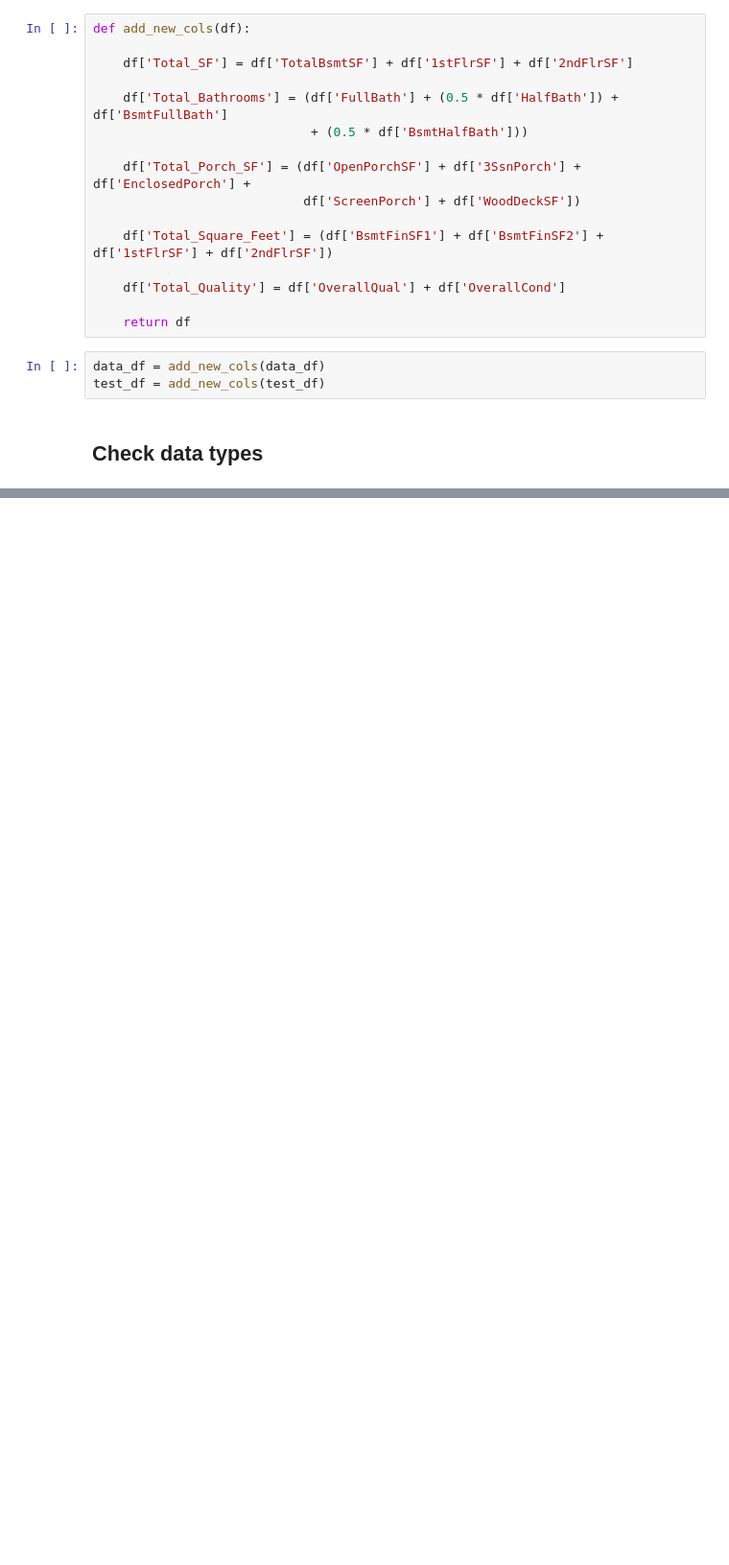
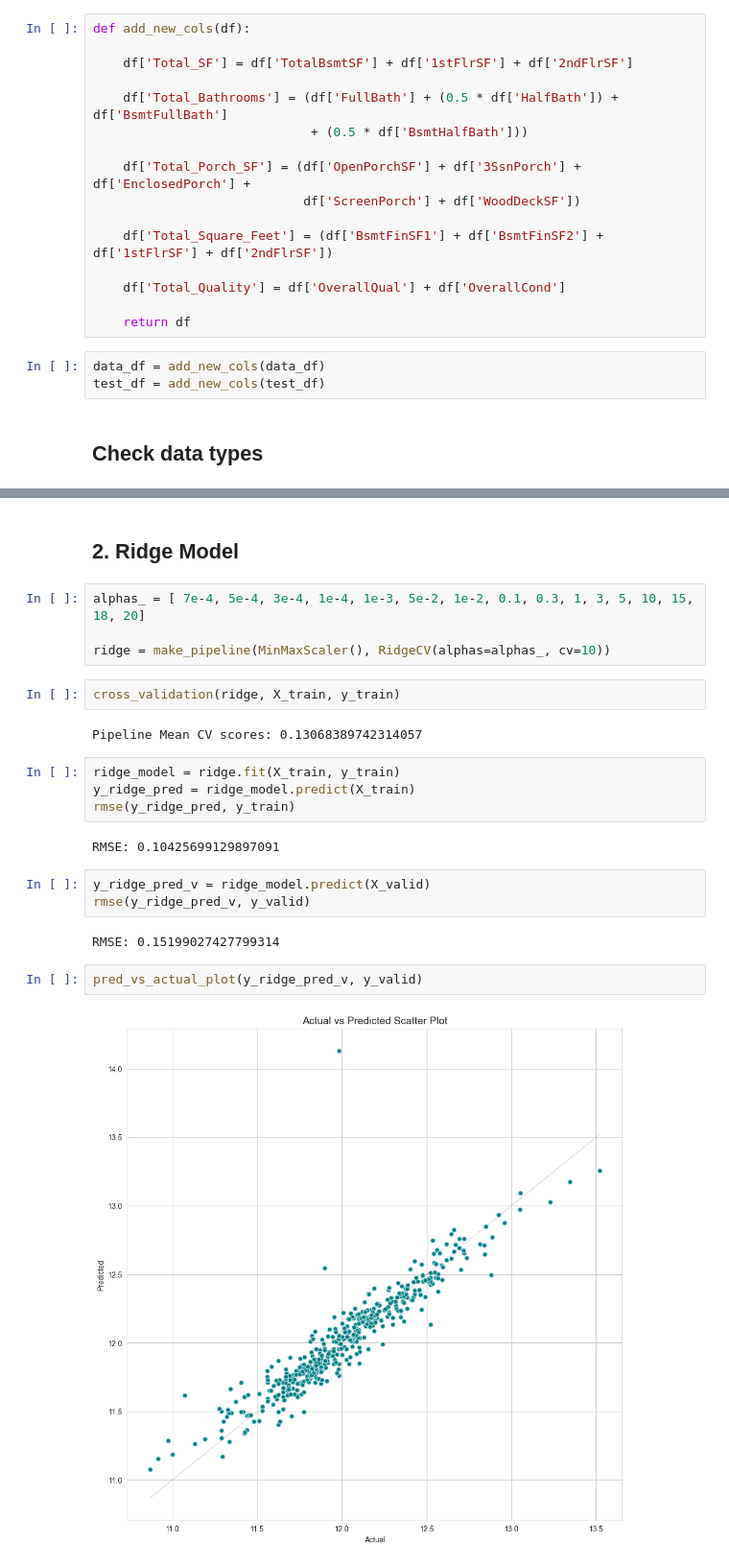
Before and after one commit to hoaghiepp/ml_learning, a Jupyter notebook: house_prices_prediction_kaggle/house_price_predicition.ipynb, the cells around one changed output, grey strips where cells are left out. Shown at 96% size. Saved outputs shown, nothing was run; the diff lists cells and outputs as text; blank space fills up the shorter version.

```diff
--- a/house_prices_prediction_kaggle/house_price_predicition.ipynb
+++ b/house_prices_prediction_kaggle/house_price_predicition.ipynb
@@ -402,0 +540,25 @@ print(data_df.shape)
+# %% [markdown]
+## 2. Ridge Model
+# %%
+alphas_ = [ 7e-4, 5e-4, 3e-4, 1e-4, 1e-3, 5e-2, 1e-2, 0.1, 0.3, 1, 3, 5, 10, 15, 18, 20]
+
+ridge = make_pipeline(MinMaxScaler(), RidgeCV(alphas=alphas_, cv=10))
+# %%
+cross_validation(ridge, X_train, y_train)
+# %% [output]
+Pipeline Mean CV scores: 0.13068389742314057
+# %%
+ridge_model = ridge.fit(X_train, y_train)
+y_ridge_pred = ridge_model.predict(X_train)
+rmse(y_ridge_pred, y_train)
+# %% [output]
+RMSE: 0.10425699129897091
+# %%
+y_ridge_pred_v = ridge_model.predict(X_valid)
+rmse(y_ridge_pred_v, y_valid)
+# %% [output]
+RMSE: 0.15199027427799314
+# %%
+pred_vs_actual_plot(y_ridge_pred_v, y_valid)
+# %% [output]
+[figure, added]
```
Also changed, not shown: parts of 80 cells of this notebook, 1 other file.
